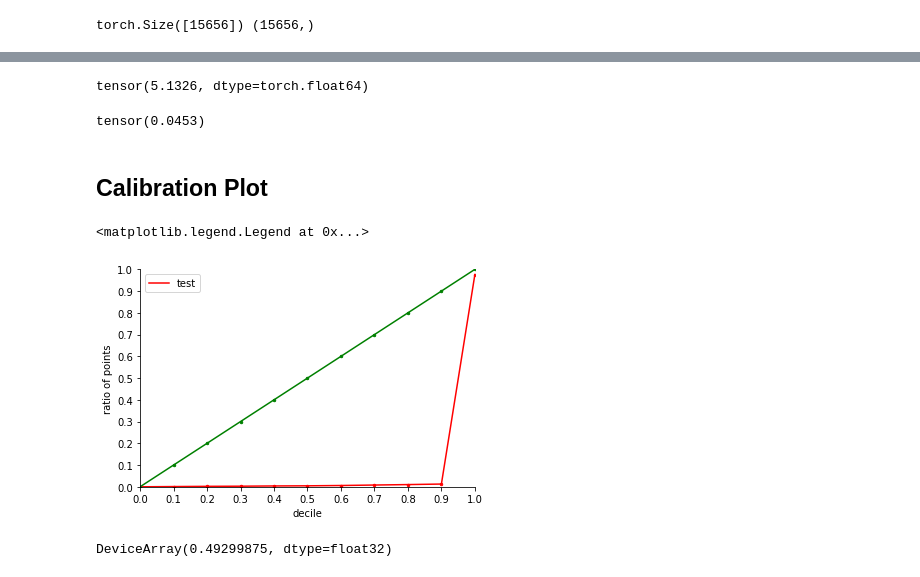
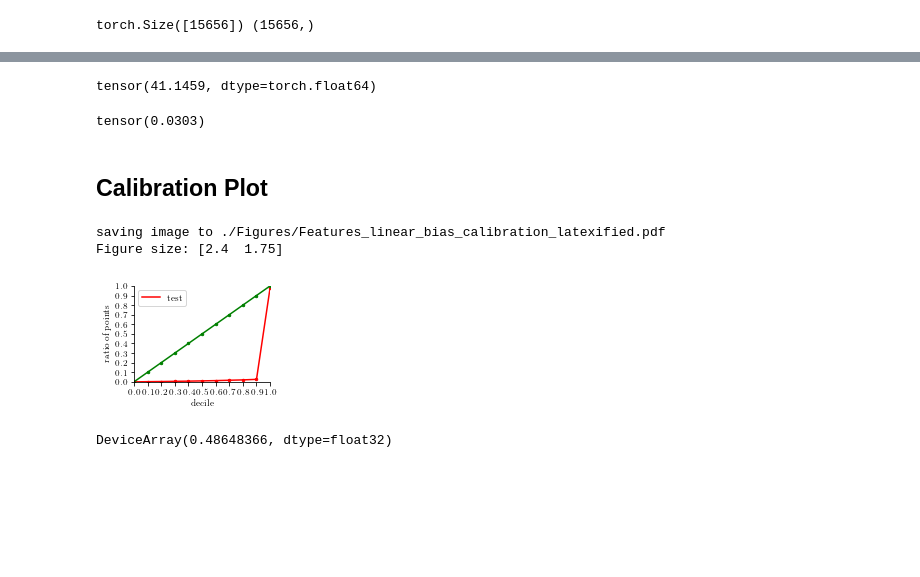
Before and after one commit to Aadesh-1404/nilm_gp, a Jupyter notebook: Notebooks/Feature_based_GP.ipynb, the cells around one changed output, grey strips where cells are left out. Cells and saved outputs as stored; diff of their text form; code cells hidden in the pictures; blank space fills up the shorter version.

Commit message:
figures

```diff
--- a/Notebooks/Feature_based_GP.ipynb
+++ b/Notebooks/Feature_based_GP.ipynb
@@ -249,7 +249,7 @@ def dataset_load(appliances, train, test=None, bias=False):
     scalers = np.array([scaler_x, scaler_y, scaler_time, scaler_main, scaler_mean, scaler_std, scaler_max_min, scaler_max, scaler_min, scaler_kurtosis, scaler_skew])
     return x_train, y_train, x_test, y_test, x_train_features, x_test_features, x_train_timestamp, x_test_timestamp, scalers, x_test_main
 # %%
-x_train, y_train, x_test, y_test, x_train_features, x_test_features, x_train_timstamp, x_test_timestamp, scalers, x_test_main = dataset_load(appliances, train, test, bias=False)
+x_train, y_train, x_test, y_test, x_train_features, x_test_features, x_train_timstamp, x_test_timestamp, scalers, x_test_main = dataset_load(appliances, train, test, bias=True)
 # %%
 x_train_diff = x_train_features[:,0]
 # diff1 = np.array(x_train_diff)
@@ -679,12 +645,13 @@ savefig("RBFxPeriodicKernel")
 # %%
-# fig, ax = plt.subplots(1,1)
-# latexify(width_scale_factor=3, fig_height=1.75)
-# ax.bar(range(7),model.mll.model.base_covar_module.kernels[0].base_kernel.lengthscale.cpu().detach().reshape(-1,1)[:7])
-# x_ticks_labels = ["Main", "Mean", "Range", "Max", "Min", "Kurtosis", "Difference"]
-# sns.despine()
-# # ax.set_xlabel("Number of features")
-# ax.set_ylabel("LengthScale of features")
-# # ax.set_xticklabels(x_ticks_labels, rotation='vertical')
-# plt.xticks(range(len(x_ticks_labels)), x_ticks_labels,   rotation='vertical')
-# plt.show()
-# savefig("ARD_features")
+if (linear== True and bias==False):
+fig, ax = plt.subplots(1,1)
+latexify(width_scale_factor=3, fig_height=1.75)
+ax.bar(range(7),model.mll.model.base_covar_module.kernels[0].base_kernel.lengthscale.cpu().detach().reshape(-1,1)[:7])
+x_ticks_labels = ["Main", "Mean", "Range", "Max", "Min", "Kurtosis", "Difference"]
+sns.despine()
+# ax.set_xlabel("Number of features")
+ax.set_ylabel("LengthScale of features")
+# ax.set_xticklabels(x_ticks_labels, rotation='vertical')
+plt.xticks(range(len(x_ticks_labels)), x_ticks_labels,   rotation='vertical')
+plt.show()
+savefig("ARD_features")
@@ -764,7 +699,7 @@ f_mean = torch.tensor(y_mean)
 msll = 0.5 * (torch.log(2 * pi * f_var) + torch.square(yt - f_mean) / (2 * f_var)).mean(dim=-1)
 msll
 # %% [output]
-tensor(5.1326, dtype=torch.float64)
+tensor(41.1459, dtype=torch.float64)
 # %%
 quantile = 95.0
 standard_normal = torch.distributions.Normal(loc=0.0, scale=1.0)
@@ -778,7 +713,7 @@ fraction = n_samples_within_bounds / yt.shape[-1]
 qce = torch.abs(fraction - quantile / 100)
 qce
 # %% [output]
-tensor(0.0453)
+tensor(0.0303)
 # %% [markdown]
 ## Calibration Plot
 # %%
@@ -839,13 +774,16 @@ def calibration_regression(mean, sigma, Y,label, color, ax=None):
     return df, df2
 # %%
 fig, ax = plt.subplots(1)
+latexify(width_scale_factor=2.5, fig_height=1.75)
 sigma_pred = jnp.sqrt(var_pred)
 df, df1 = calibration_regression(y_mean.squeeze(), sigma_pred.squeeze(),
                                      yt.squeeze(), "test", "r", ax)
 ax.legend()
+savefig("Features_linear_bias_calibration")
 # %% [output]
-<matplotlib.legend.Legend at 0x...>
+saving image to ./Figures/Features_linear_bias_calibration_latexified.pdf
+Figure size: [2.4  1.75]
-[figure, old version]
+[figure, new version]
 # %%
 import numpy as np
 from scipy.stats import norm
@@ -897,4 +835,4 @@ p=cal.index
 mae = ace(p.values, cal.values)
 mae
 # %% [output]
-DeviceArray(0.49299875, dtype=float32)
+DeviceArray(0.48648366, dtype=float32)
```
Also changed, not shown: parts of 18 cells of this notebook, 28 other files.
